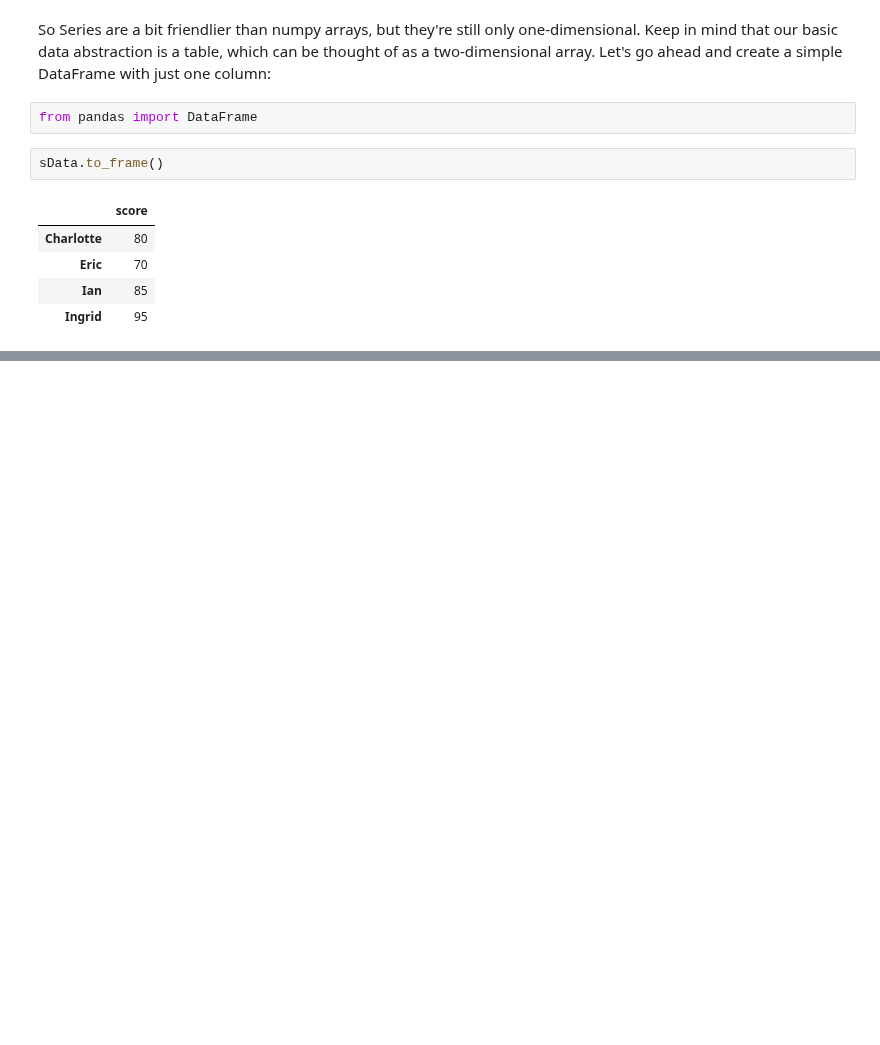
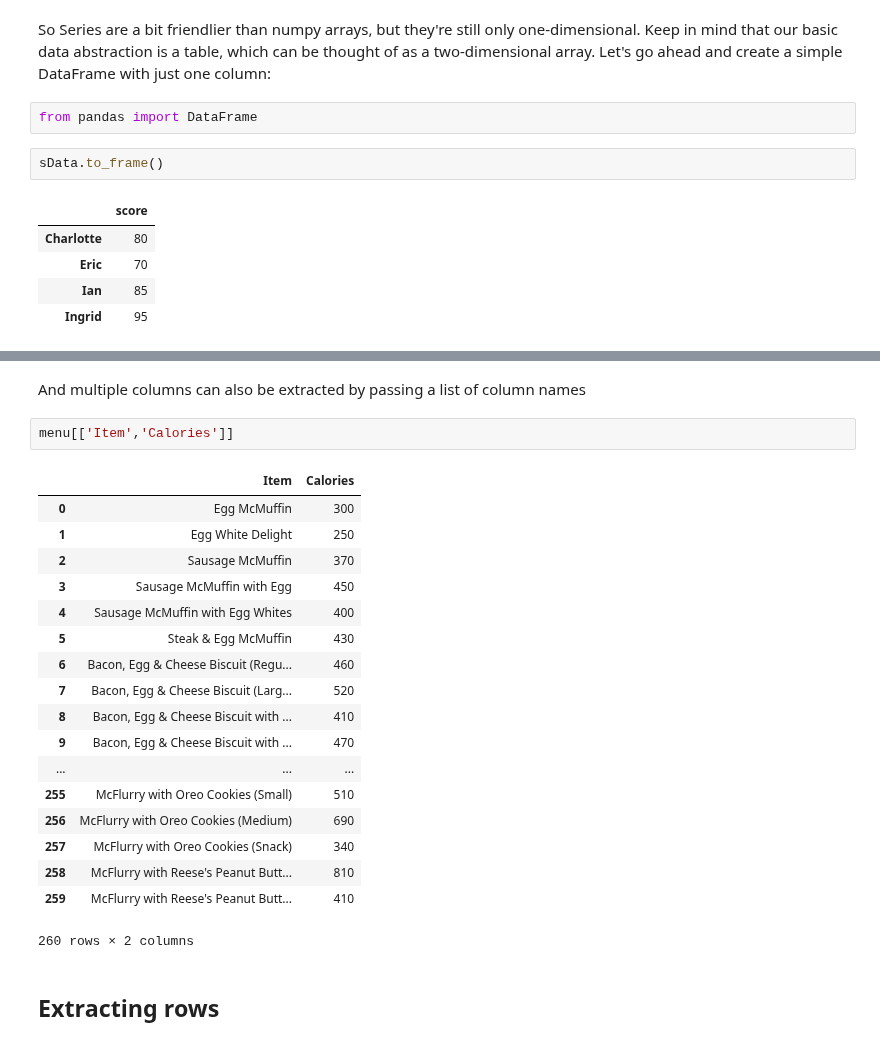
Before and after one commit to anhnguyendepocen/si370, a Jupyter notebook: 02_Pandas_I.ipynb, the cells around one changed output, grey strips where cells are left out. Drawn from its saved outputs; the diff is of its cells as text; blank space fills up the shorter version.

```diff
--- a/02_Pandas_I.ipynb
+++ b/02_Pandas_I.ipynb
@@ -151,0 +166,25 @@ df_names
+# %% [markdown]
+And multiple columns can also be extracted by passing a list of column names
+# %%
+menu[['Item','Calories']]
+# %% [output]
+|  | Item | Calories |
+| 0 | Egg McMuffin | 300 |
+| 1 | Egg White Delight | 250 |
+| 2 | Sausage McMuffin | 370 |
+| 3 | Sausage McMuffin with Egg | 450 |
+| 4 | Sausage McMuffin with Egg Whites | 400 |
+| 5 | Steak & Egg McMuffin | 430 |
+| 6 | Bacon, Egg & Cheese Biscuit (Regu... | 460 |
+| 7 | Bacon, Egg & Cheese Biscuit (Larg... | 520 |
+| 8 | Bacon, Egg & Cheese Biscuit with ... | 410 |
+| 9 | Bacon, Egg & Cheese Biscuit with ... | 470 |
+| ... | ... | ... |
+| 255 | McFlurry with Oreo Cookies (Small) | 510 |
+| 256 | McFlurry with Oreo Cookies (Medium) | 690 |
+| 257 | McFlurry with Oreo Cookies (Snack) | 340 |
+| 258 | McFlurry with Reese's Peanut Butt... | 810 |
+| 259 | McFlurry with Reese's Peanut Butt... | 410 |
+260 rows × 2 columns
+# %% [markdown]
+## Extracting rows
```
Also changed, not shown: parts of 41 cells of this notebook.
